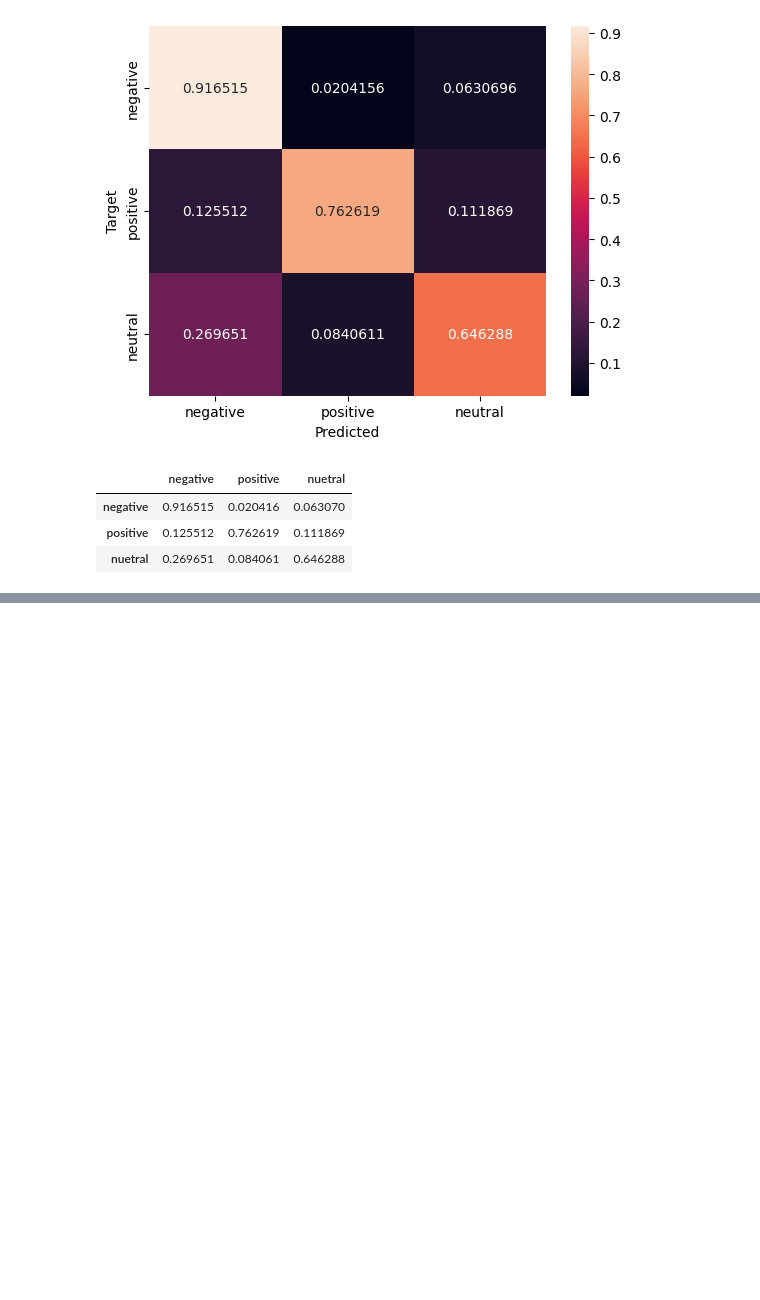
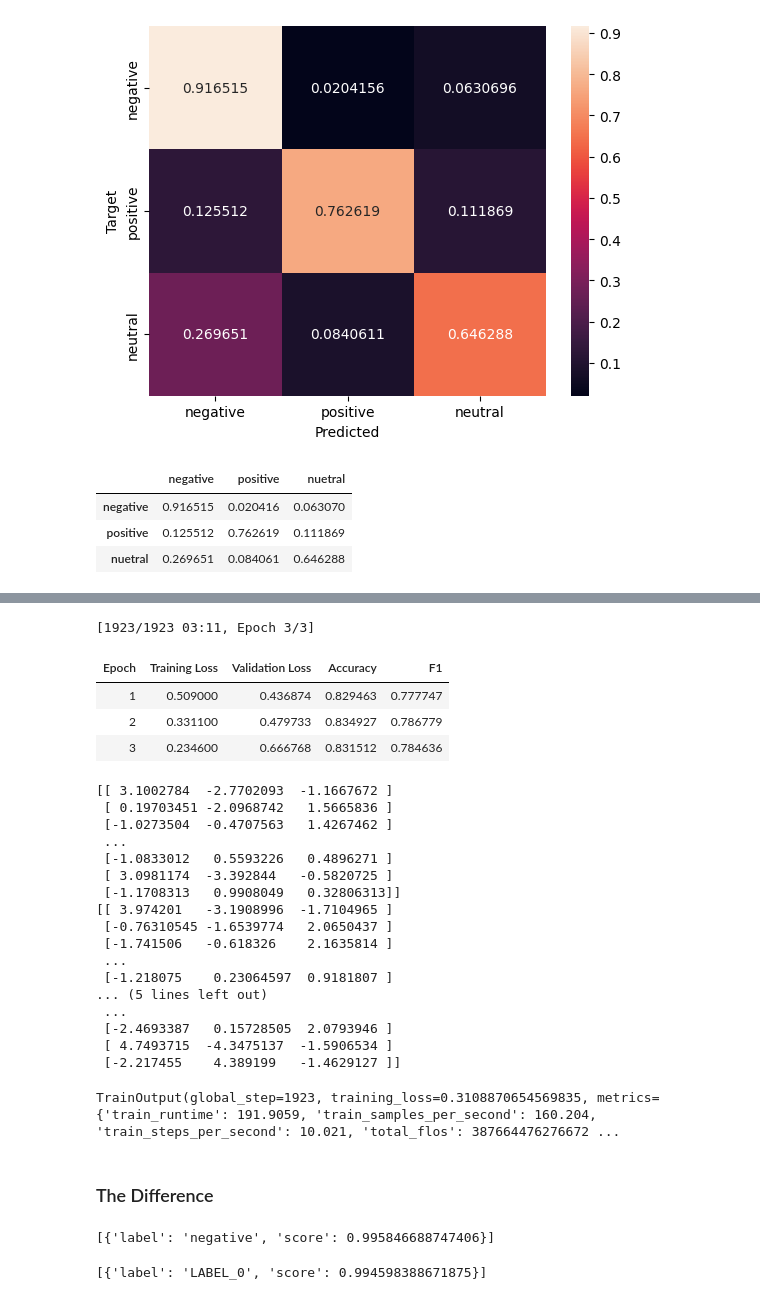
Before and after one commit to gouthamans14/Transformers_Notebooks, a Jupyter notebook: Notebooks/FineTuningCustomDataset.ipynb, the cells around one changed output, grey strips where cells are left out. Saved outputs shown, nothing was run; the diff lists cells and outputs as text; code cells hidden in the pictures; blank space fills up the shorter version.

```diff
--- a/Notebooks/FineTuningCustomDataset.ipynb
+++ b/Notebooks/FineTuningCustomDataset.ipynb
@@ -343,0 +356,2 @@ df_cm
+# %%
+config.label2id = target_map
@@ -343,0 +373,2 @@ df_cm
+# %%
+model_config = AutoModelForSequenceClassification.from_pretrained(checkpoint,config=config)
@@ -343,0 +381,10 @@ df_cm
+# %%
+training_args_config = TrainingArguments(
+    output_dir ="training_dir_config",
+     evaluation_strategy = "epoch",
+    save_strategy ="epoch",
+    num_train_epochs = 3,
+    per_device_train_batch_size = 16,
+    per_device_eval_batch_size = 64
+
+)
@@ -343,0 +401,35 @@ df_cm
+# %%
+trainer_config = Trainer(
+    model_config,
+    training_args_config,
+    train_dataset = tokenized_datasets["train"],
+    eval_dataset = tokenized_datasets["test"],
+    tokenizer = tokenizer,
+    compute_metrics = compute_metrics
+)
+# %%
+trainer_config.train()
+# %% [output]
+[1923/1923 03:11, Epoch 3/3]
+| Epoch | Training Loss | Validation Loss | Accuracy | F1 |
+| 1 | 0.509000 | 0.436874 | 0.829463 | 0.777747 |
+| 2 | 0.331100 | 0.479733 | 0.834927 | 0.786779 |
+| 3 | 0.234600 | 0.666768 | 0.831512 | 0.784636 |
+[[ 3.1002784  -2.7702093  -1.1667672 ]
+ [ 0.19703451 -2.0968742   1.5665836 ]
+ [-1.0273504  -0.4707563   1.4267462 ]
+ ...
+ [-1.0833012   0.5593226   0.4896271 ]
+ [ 3.0981174  -3.392844   -0.5820725 ]
+ [-1.1708313   0.9908049   0.32806313]]
+[[ 3.974201   -3.1908996  -1.7104965 ]
+ [-0.76310545 -1.6539774   2.0650437 ]
+ [-1.741506   -0.618326    2.1635814 ]
+ ...
+ [-1.218075    0.23064597  0.9181807 ]
+... (5 lines left out)
+ ...
+ [-2.4693387   0.15728505  2.0793946 ]
+ [ 4.7493715  -4.3475137  -1.5906534 ]
+ [-2.217455    4.389199   -1.4629127 ]]
+TrainOutput(global_step=1923, training_loss=0.3108870654569835, metrics={'train_runtime': 191.9059, 'train_samples_per_second': 160.204, 'train_steps_per_second': 10.021, 'total_flos': 387664476276672 ...
@@ -343,0 +440,10 @@ df_cm
+# %% [markdown]
+### The Difference
+# %%
+config_model(split['test']['text'][0])
+# %% [output]
+[{'label': 'negative', 'score': 0.995846688747406}]
+# %%
+savedmodel(split['test']['text'][0])
+# %% [output]
+[{'label': 'LABEL_0', 'score': 0.994598388671875}]
```
Also changed, not shown: parts of 13 cells of this notebook.
